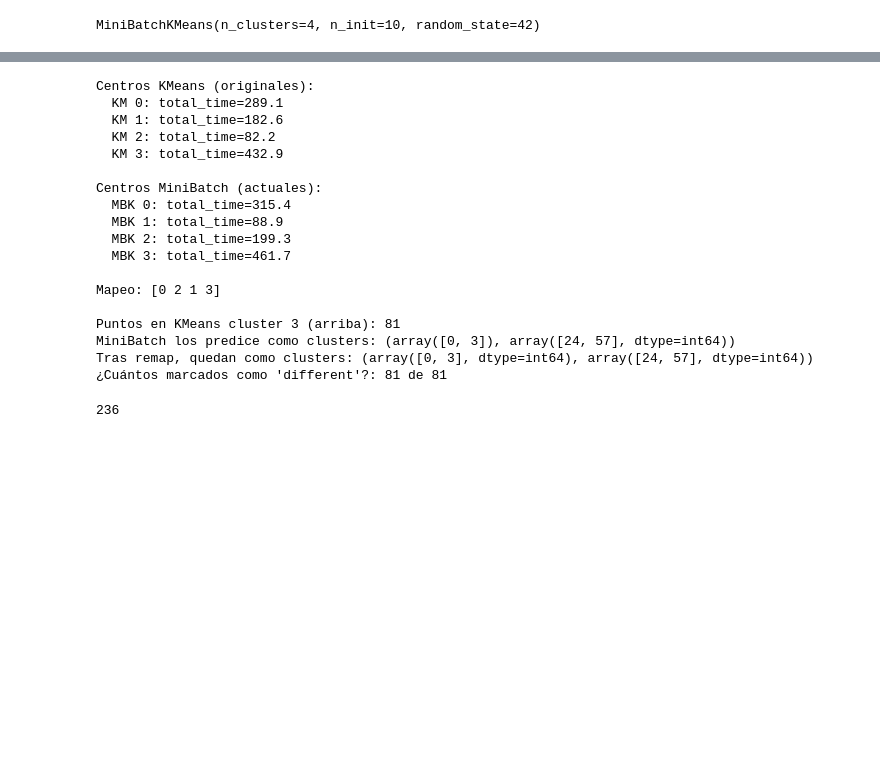
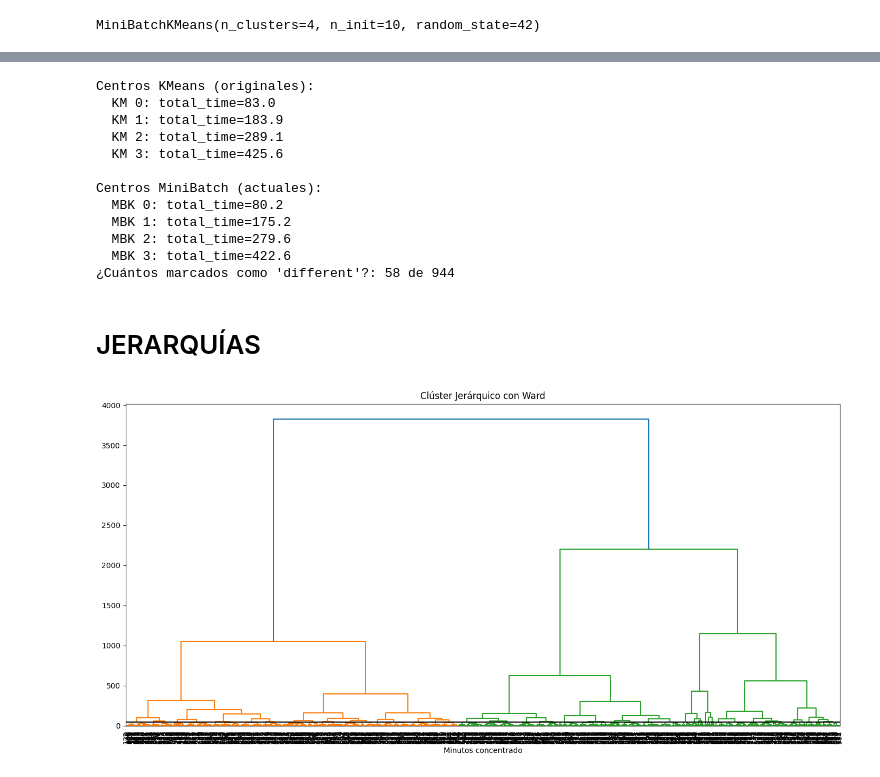
Before and after one commit to celiia0101/TFM-Aplicacion, a Jupyter notebook: src/API/src/data.ipynb, the cells around one changed output, grey strips where cells are left out. Cells and saved outputs as stored; diff of their text form; code cells hidden in the pictures; blank space fills up the shorter version.

```diff
--- a/src/API/src/data.ipynb
+++ b/src/API/src/data.ipynb
@@ -513,40 +558,25 @@ plt.show()
 # %%
 print("Centros KMeans (originales):")
-for i, c in enumerate(kmeans_model.cluster_centers_):
+for i, c in enumerate(cluster_centers):
     print(f"  KM {i}: total_time={c[1]:.1f}")
 
 print("\nCentros MiniBatch (actuales):")
-for i, c in enumerate(minikmeans_model.cluster_centers_):
+for i, c in enumerate(mincluster_centers):
     print(f"  MBK {i}: total_time={c[1]:.1f}")
 
-print("\nMapeo:", order)
-
-# Analizar los puntos del cluster superior (KM cluster 3)
-upper_idx = np.where(cluster_labels == 3)[0]
-print(f"\nPuntos en KMeans cluster 3 (arriba): {len(upper_idx)}")
-print(f"MiniBatch los predice como clusters:", np.unique(mincluster_labels_train[upper_idx], return_counts=True))
-print(f"Tras remap, quedan como clusters:", np.unique(remapped_mini_labels[upper_idx], return_counts=True))
-print(f"¿Cuántos marcados como 'different'?: {different[upper_idx].sum()} de {len(upper_idx)}")
+print(f"¿Cuántos marcados como 'different'?: {different.sum()} de {len(mincluster_labels)}")
 # %% [output]
 Centros KMeans (originales):
-  KM 0: total_time=289.1
-  KM 1: total_time=182.6
-  KM 2: total_time=82.2
-  KM 3: total_time=432.9
+  KM 0: total_time=83.0
+  KM 1: total_time=183.9
+  KM 2: total_time=289.1
+  KM 3: total_time=425.6
 
 Centros MiniBatch (actuales):
-  MBK 0: total_time=315.4
-  MBK 1: total_time=88.9
-  MBK 2: total_time=199.3
-  MBK 3: total_time=461.7
-
-Mapeo: [0 2 1 3]
-
-Puntos en KMeans cluster 3 (arriba): 81
-MiniBatch los predice como clusters: (array([0, 3]), array([24, 57], dtype=int64))
-Tras remap, quedan como clusters: (array([0, 3], dtype=int64), array([24, 57], dtype=int64))
-¿Cuántos marcados como 'different'?: 81 de 81
+  MBK 0: total_time=80.2
+  MBK 1: total_time=175.2
+  MBK 2: total_time=279.6
+  MBK 3: total_time=422.6
+¿Cuántos marcados como 'different'?: 58 de 944
-# %%
-len(test)
-# %% [output]
-236
+# %% [markdown]
+# JERARQUÍAS
@@ -552,0 +586,20 @@ len(test)
+# %%
+modelHierarchy = AgglomerativeClustering(n_clusters = 4)
+# %%
+modelHierarchy = modelHierarchy.fit(train)
+Z = linkage(train, method='ward')
+
+plt.figure(figsize=(14, 7))
+plt.title('Clúster Jerárquico con Ward')
+dendrogram(
+    Z,
+    p=30,
+    leaf_rotation=90,
+    leaf_font_size=9,
+)
+plt.xlabel("Minutos concentrado")
+plt.axhline(y=45, c='k')
+plt.tight_layout()
+plt.show()
+# %% [output]
+[figure, added]
```
Also changed, not shown: parts of 30 cells of this notebook, 44 other files.
